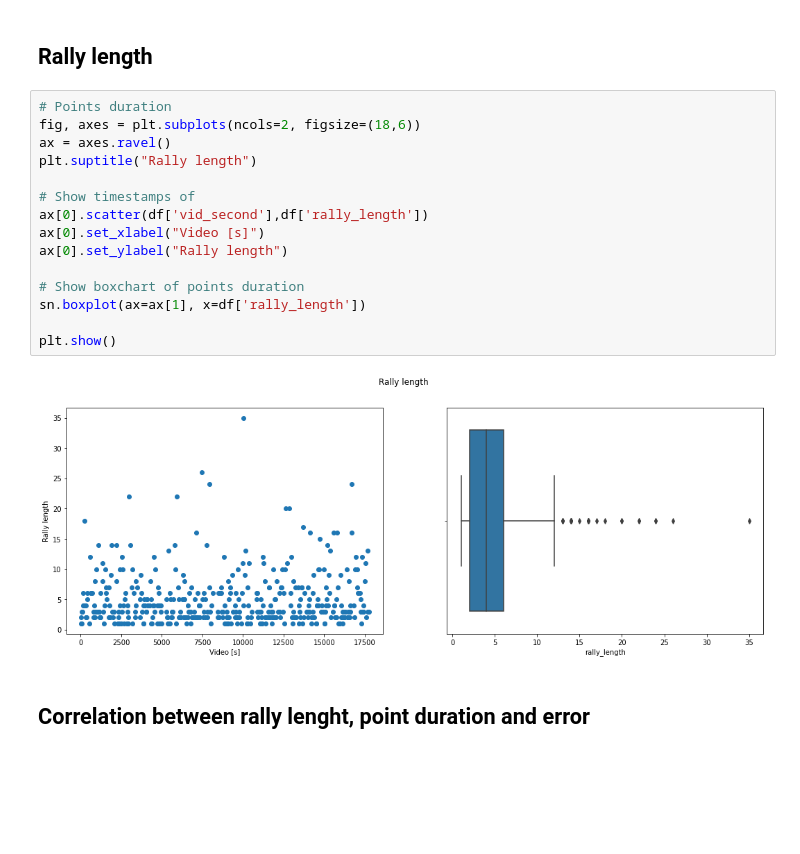
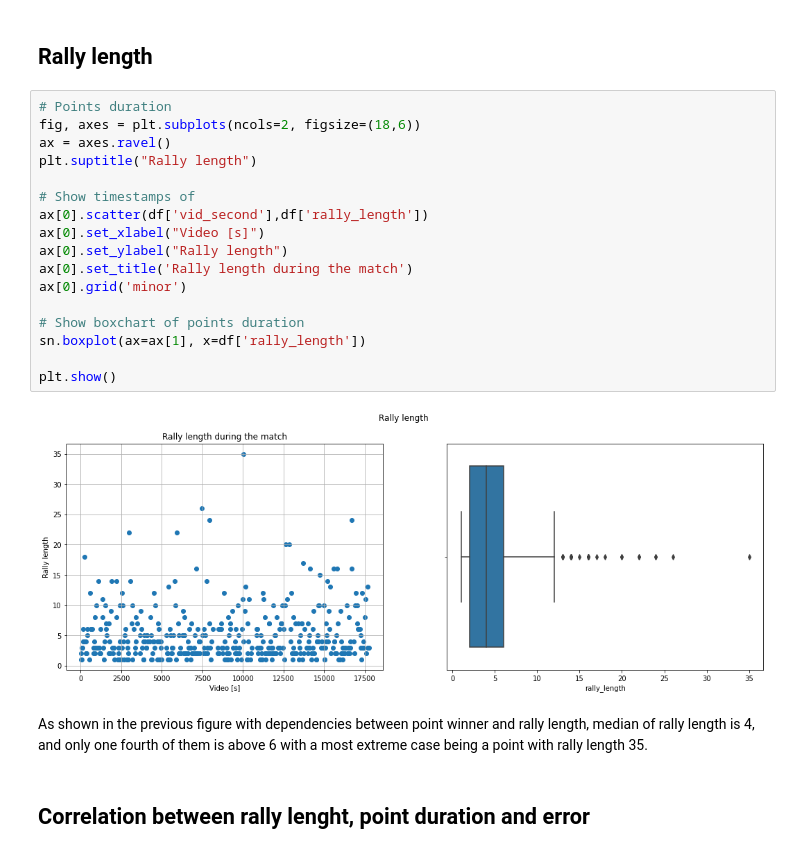
Before and after one commit to m-grbic/Foundley-Project, a Jupyter notebook: Tennis.ipynb, the cells around one changed output. Cells and saved outputs as stored; diff of their text form; blank space fills up the shorter version.

```diff
--- a/Tennis.ipynb
+++ b/Tennis.ipynb
@@ -857,20 +930,24 @@ plt.show()
 # %%
 # Points duration
 fig, axes = plt.subplots(ncols=2, figsize=(18,6))
 ax = axes.ravel()
 plt.suptitle("Rally length")
 
 # Show timestamps of
 ax[0].scatter(df['vid_second'],df['rally_length'])
 ax[0].set_xlabel("Video [s]")
 ax[0].set_ylabel("Rally length")
+ax[0].set_title('Rally length during the match')
+ax[0].grid('minor')
 
 # Show boxchart of points duration
 sn.boxplot(ax=ax[1], x=df['rally_length'])
 
 plt.show()
 # %% [output]
-[figure, old version]
+[figure, new version]
+# %% [markdown]
+As shown in the previous figure with dependencies between point winner and rally length, median of rally length is 4, and only one fourth of them is above 6 with a most extreme case being a point with rally length 35.
 # %% [markdown]
 ## Correlation between rally lenght, point duration and error
 # %%
```
Also changed, not shown: parts of 31 cells of this notebook.
